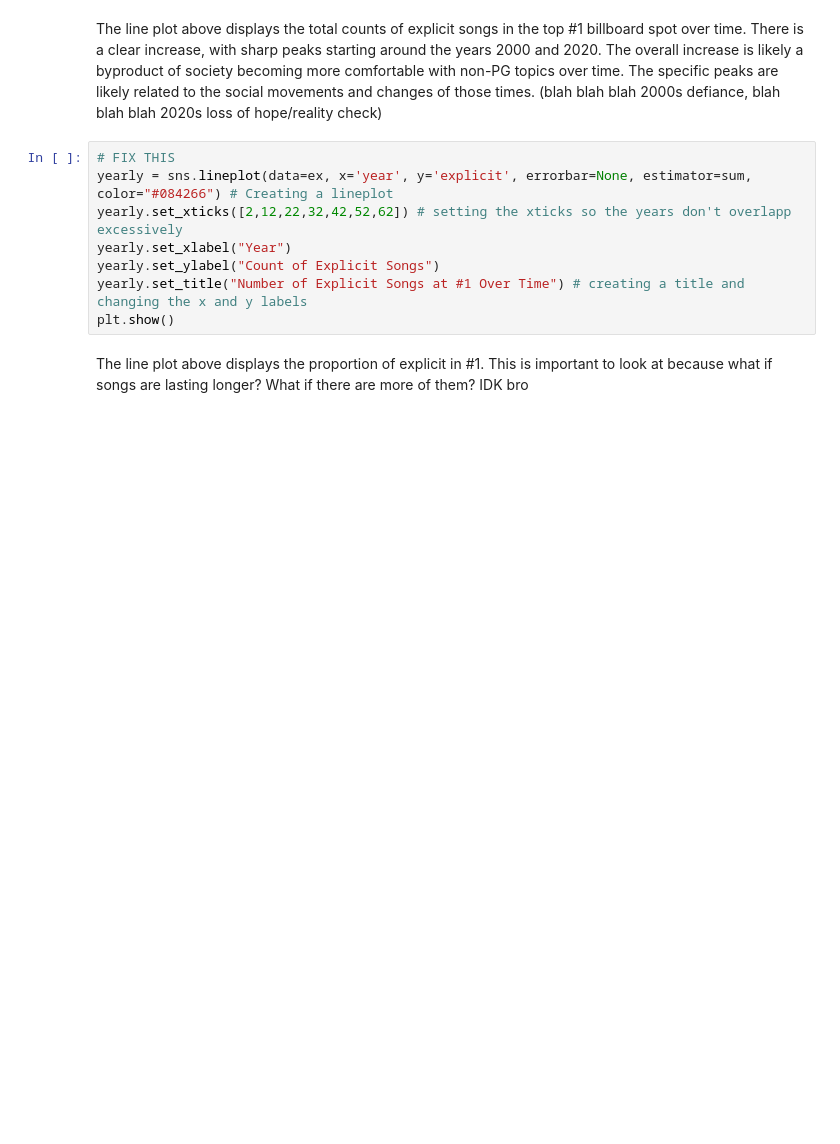
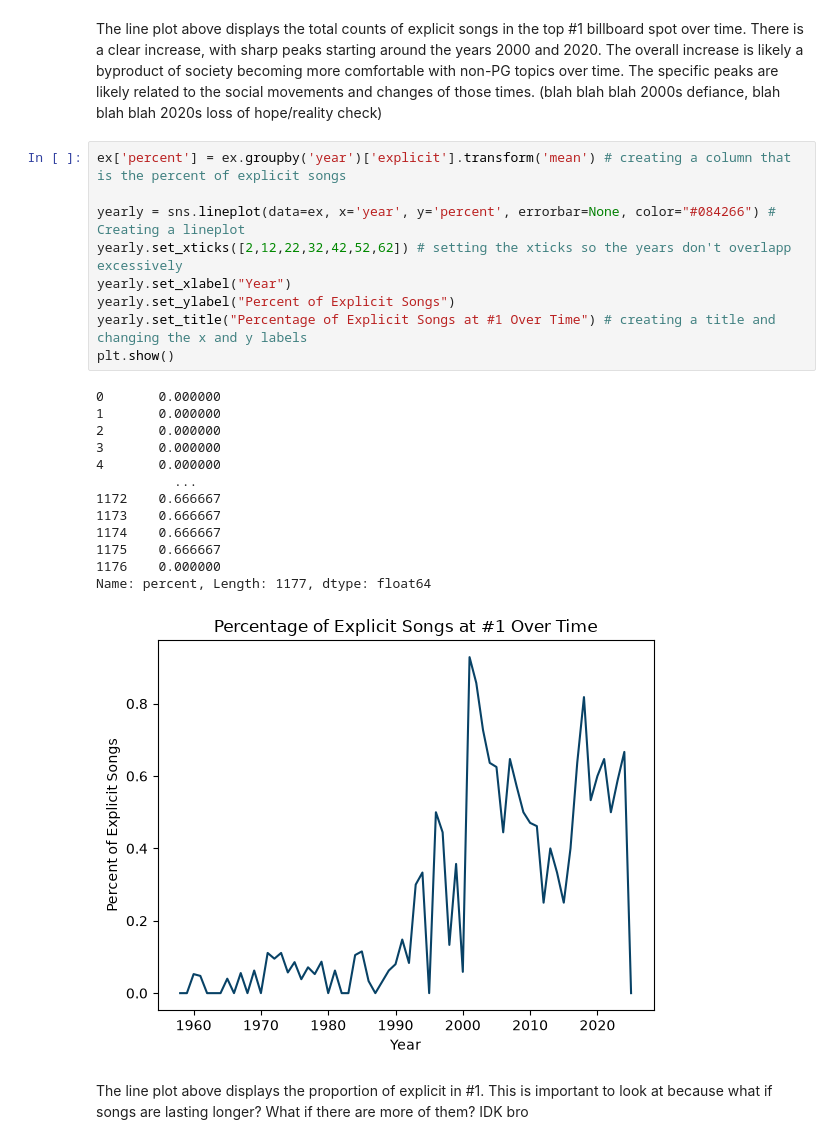
Before and after one commit to IzzyMRob/CS_161_Project, a Jupyter notebook: george_explicit.ipynb, the cells around one changed output. Cells and saved outputs as stored; diff of their text form; blank space fills up the shorter version.

Commit message:
Update george_explicit.ipynb
Added the percentage graph

```diff
--- a/george_explicit.ipynb
+++ b/george_explicit.ipynb
@@ -80,13 +80,28 @@ plt.show()
 # %% [markdown]
 The line plot above displays the total counts of explicit songs in the top #1 billboard spot over time. There is a clear increase, with sharp peaks starting around the years 2000 and 2020. The overall increase is likely a byproduct of society becoming more comfortable with non-PG topics over time. The specific peaks are likely related to the social movements and changes of those times. (blah blah blah 2000s defiance, blah blah blah 2020s loss of hope/reality check)
 # %%
-# FIX THIS
-yearly = sns.lineplot(data=ex, x='year', y='explicit', errorbar=None, estimator=sum, color="#084266") # Creating a lineplot
+ex['percent'] = ex.groupby('year')['explicit'].transform('mean') # creating a column that is the percent of explicit songs
+
+yearly = sns.lineplot(data=ex, x='year', y='percent', errorbar=None, color="#084266") # Creating a lineplot
 yearly.set_xticks([2,12,22,32,42,52,62]) # setting the xticks so the years don't overlapp excessively
 yearly.set_xlabel("Year")
-yearly.set_ylabel("Count of Explicit Songs")
-yearly.set_title("Number of Explicit Songs at #1 Over Time") # creating a title and changing the x and y labels
+yearly.set_ylabel("Percent of Explicit Songs")
+yearly.set_title("Percentage of Explicit Songs at #1 Over Time") # creating a title and changing the x and y labels
 plt.show()
+# %% [output]
+0       0.000000
+1       0.000000
+2       0.000000
+3       0.000000
+4       0.000000
+          ...
+1172    0.666667
+1173    0.666667
+1174    0.666667
+1175    0.666667
+1176    0.000000
+Name: percent, Length: 1177, dtype: float64
+[figure, added]
 # %% [markdown]
 The line plot above displays the proportion of explicit in #1. This is important to look at because what if songs are lasting longer? What if there are more of them? IDK bro
 # %% [markdown]
```
